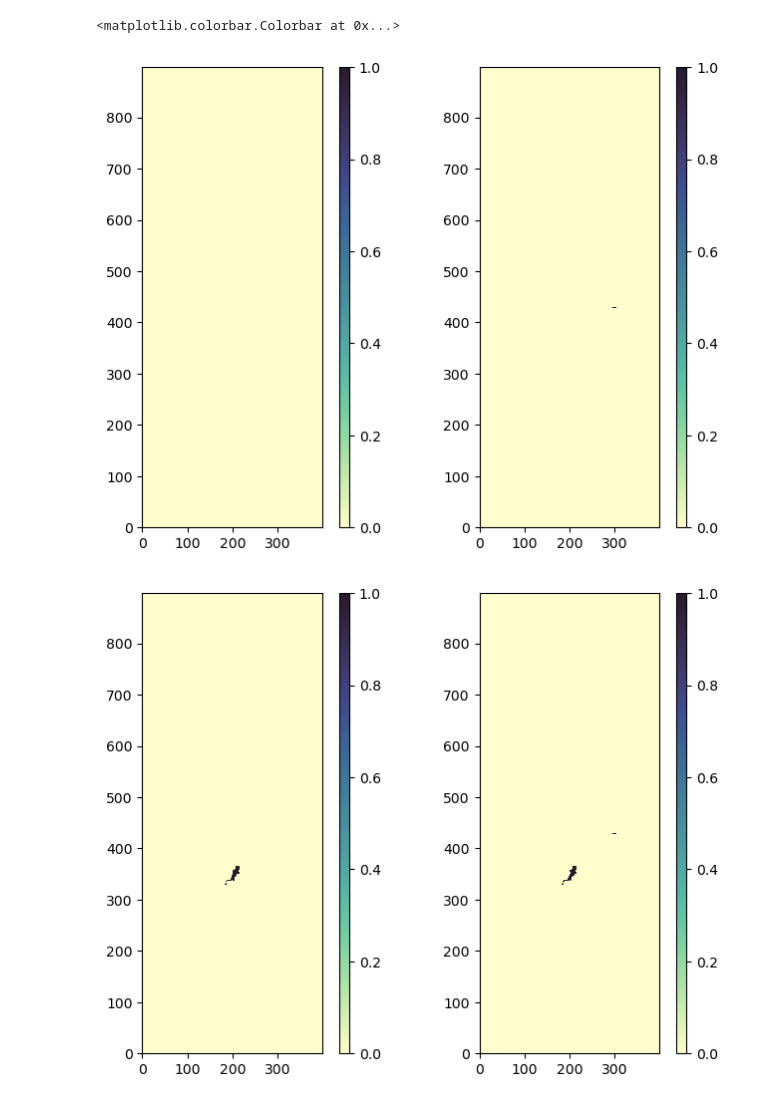
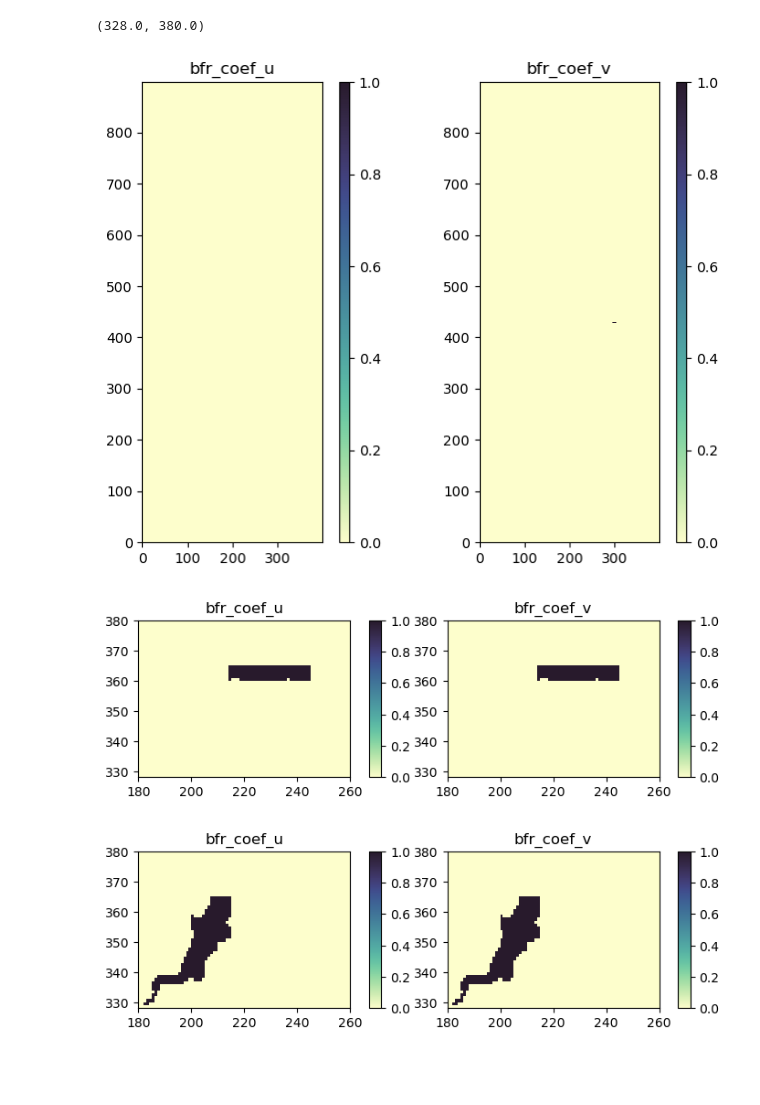
Before and after one commit to SalishSeaCast/analysis-abdoul, a Jupyter notebook: notebooks/salishsea_oxy/oxygen_analysis/IncreasingSaanichInletBottomFriction_NewJettyFile.ipynb, the cells around one changed output. Saved outputs shown, nothing was run; the diff lists cells and outputs as text; code cells hidden in the pictures; blank space fills up the shorter version.

Commit message:
Increasing bottom friction in Saanich Inlet

```diff
--- a/notebooks/salishsea_oxy/oxygen_analysis/IncreasingSaanichInletBottomFriction_NewJettyFile.ipynb
+++ b/notebooks/salishsea_oxy/oxygen_analysis/IncreasingSaanichInletBottomFriction_NewJettyFile.ipynb
@@ -8,45 +10,104 @@ import cmocean.cm as cm
 # %%
 meshmask = xr.open_dataset('/ocean/atall/MOAD/grid/mesh_mask_202310b.nc')
 tmask = meshmask.tmask
-
+mbathy = meshmask.mbathy
 bathy = nc.Dataset('/ocean/atall/MOAD/grid/bathymetry_202310b.nc')
 jetty = nc.Dataset('/ocean/atall/MOAD/grid/jetty_mask_bathy202108.nc')
+jettySI = nc.Dataset('/ocean/atall/MOAD/grid/jetty_mask_bathy202410.nc')
+jettySil = xr.open_dataset('/ocean/atall/MOAD/grid/jetty_mask_bathy202410b.nc')
 dsjetty = xr.open_dataset('/ocean/atall/MOAD/grid/jetty_mask_bathy202108.nc')
 # %%
-
+# for jetty_mask_bathy202410b.nc : Sill
+dsjetty['bfr_coef_u'][360:365,215:245] = dsjetty['bfr_coef_u'][360:365,215:245] + 1*tmask[0,0,360:365,215:245]
+dsjetty['bfr_coef_v'][360:365,215:245] = dsjetty['bfr_coef_v'][360:365,215:245] + 1*tmask[0,0,360:365,215:245]
+# for jetty_mask_bathy202410.nc : Inlet
 dsjetty['bfr_coef_u'][328:365,180:215] = dsjetty['bfr_coef_u'][328:365,180:215] + 1*tmask[0,0,328:365,180:215]
 dsjetty['bfr_coef_v'][328:365,180:215] = dsjetty['bfr_coef_v'][328:365,180:215] + 1*tmask[0,0,328:365,180:215]
+# for jetty_mask_bathy202410.nc * 400: Inlet
+#dsjetty['bfr_coef_u'][:] = dsjetty['bfr_coef_u'][:] * 400
+#dsjetty['bfr_coef_v'][:] = dsjetty['bfr_coef_v'][:] * 400
 # %%
 fig, ax = plt.subplots(1, 2, figsize=(8, 6))
 mycmap = cm.deep
 mycmap.set_bad('grey')
 vmin,vmax=(20,250)
 im0 = ax[0].pcolormesh(jetty.variables['bfr_coef_u'][:], cmap=mycmap, vmin=0, vmax=1)
 im1 = ax[1].pcolormesh(jetty.variables['bfr_coef_v'][:], cmap=mycmap, vmin=0, vmax=1)
 viz_tools.set_aspect(ax[0]);
 viz_tools.set_aspect(ax[1]);
 divider0 = make_axes_locatable(ax[0])
 divider1 = make_axes_locatable(ax[1])
 cax0 = divider0.append_axes('right', size='5%', pad=0.05)
 cax1 = divider1.append_axes('right', size='5%', pad=0.05)
 fig.colorbar(im0, cax=cax0, orientation='vertical')
 fig.colorbar(im1, cax=cax1, orientation='vertical')
+ax[0].set_title('bfr_coef_u')
+ax[1].set_title('bfr_coef_v')
+
+fig, ax = plt.subplots(1, 2, figsize=(8, 6))
+mycmap = cm.deep
+mycmap.set_bad('grey')
+vmin,vmax=(20,250)
+im0 = ax[0].pcolormesh(jettySil['bfr_coef_u'][:], cmap=mycmap, vmin=0, vmax=1)
+im1 = ax[1].pcolormesh(jettySil['bfr_coef_v'][:], cmap=mycmap, vmin=0, vmax=1)
+viz_tools.set_aspect(ax[0]);
+viz_tools.set_aspect(ax[1]);
+divider0 = make_axes_locatable(ax[0])
+divider1 = make_axes_locatable(ax[1])
+cax0 = divider0.append_axes('right', size='5%', pad=0.05)
+cax1 = divider1.append_axes('right', size='5%', pad=0.05)
+fig.colorbar(im0, cax=cax0, orientation='vertical')
+fig.colorbar(im1, cax=cax1, orientation='vertical')
+ax[0].set_title('bfr_coef_u')
+ax[1].set_title('bfr_coef_v')
+ax[0].set_xlim([180, 260])
+ax[0].set_ylim([328, 380])
+ax[1].set_xlim([180, 260])
+ax[1].set_ylim([328, 380])
+
+fig, ax = plt.subplots(1, 2, figsize=(8, 6))
+mycmap = cm.deep
+mycmap.set_bad('grey')
+vmin,vmax=(20,250)
+im0 = ax[0].pcolormesh(jettySI['bfr_coef_u'][:], cmap=mycmap, vmin=0, vmax=1)
+im1 = ax[1].pcolormesh(jettySI['bfr_coef_v'][:], cmap=mycmap, vmin=0, vmax=1)
+viz_tools.set_aspect(ax[0]);
+viz_tools.set_aspect(ax[1]);
+divider0 = make_axes_locatable(ax[0])
+divider1 = make_axes_locatable(ax[1])
+cax0 = divider0.append_axes('right', size='5%', pad=0.05)
+cax1 = divider1.append_axes('right', size='5%', pad=0.05)
+fig.colorbar(im0, cax=cax0, orientation='vertical')
+fig.colorbar(im1, cax=cax1, orientation='vertical')
+ax[0].set_title('bfr_coef_u')
+ax[1].set_title('bfr_coef_v')
+ax[0].set_xlim([180, 260])
+ax[0].set_ylim([328, 380])
+ax[1].set_xlim([180, 260])
+ax[1].set_ylim([328, 380])
 
 fig, ax = plt.subplots(1, 2, figsize=(8, 6))
 mycmap = cm.deep
 mycmap.set_bad('grey')
 vmin,vmax=(20,250)
 im0 = ax[0].pcolormesh(dsjetty['bfr_coef_u'][:], cmap=mycmap, vmin=0, vmax=1)
 im1 = ax[1].pcolormesh(dsjetty['bfr_coef_v'][:], cmap=mycmap, vmin=0, vmax=1)
 viz_tools.set_aspect(ax[0]);
 viz_tools.set_aspect(ax[1]);
 divider0 = make_axes_locatable(ax[0])
 divider1 = make_axes_locatable(ax[1])
 cax0 = divider0.append_axes('right', size='5%', pad=0.05)
 cax1 = divider1.append_axes('right', size='5%', pad=0.05)
 fig.colorbar(im0, cax=cax0, orientation='vertical')
 fig.colorbar(im1, cax=cax1, orientation='vertical')
+ax[0].set_title('bfr_coef_u')
+ax[1].set_title('bfr_coef_v')
+ax[0].set_xlim([180, 260])
+ax[0].set_ylim([328, 380])
+ax[1].set_xlim([180, 260])
+ax[1].set_ylim([328, 380])
 # %% [output]
-<matplotlib.colorbar.Colorbar at 0x...>
+(328.0, 380.0)
-[figure, old version]
+[figure, new version]
-[figure, old version]
+[figure, new version]
+[figure, added]
```
Also changed, not shown: parts of 4 cells of this notebook.
